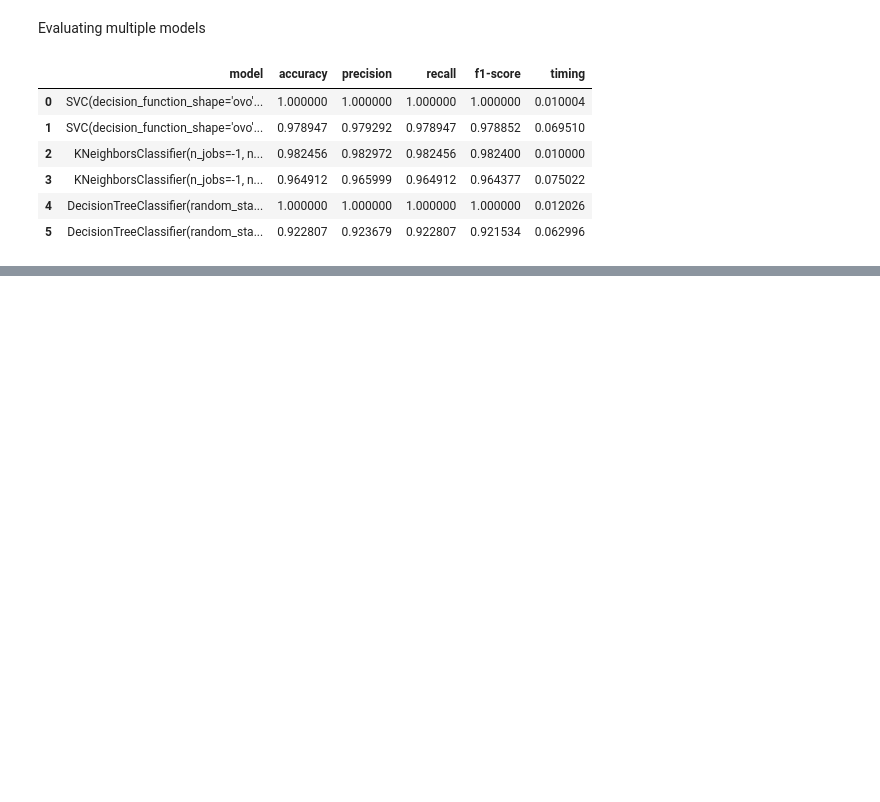
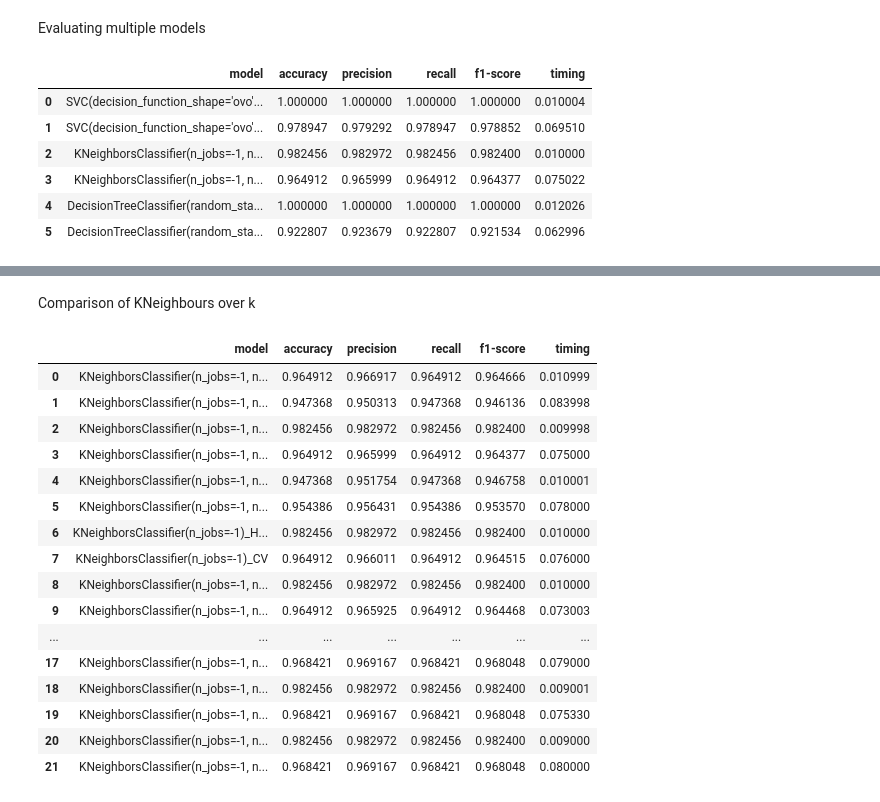
Before and after one commit to RabDou44/MachineLearning2024W, a Jupyter notebook: ass1/breast-cancer_modelling.ipynb, the cells around one changed output, grey strips where cells are left out. Saved outputs shown, nothing was run; the diff lists cells and outputs as text; code cells hidden in the pictures; blank space fills up the shorter version.

```diff
--- a/ass1/breast-cancer_modelling.ipynb
+++ b/ass1/breast-cancer_modelling.ipynb
@@ -71,0 +95,24 @@ evaluate_models(data, feature_structure, classifiers0)
+# %% [markdown]
+Comparison of KNeighbours over k
+# %%
+classifierKneighbors = [ KNeighborsClassifier(n_jobs=-1, n_neighbors=k) for k in range(2, 13)]
+resultsKNeighbors = evaluate_models(data, feature_structure, classifierKneighbors)
+resultsKNeighbors
+# %% [output]
+|  | model | accuracy | precision | recall | f1-score | timing |
+| 0 | KNeighborsClassifier(n_jobs=-1, n... | 0.964912 | 0.966917 | 0.964912 | 0.964666 | 0.010999 |
+| 1 | KNeighborsClassifier(n_jobs=-1, n... | 0.947368 | 0.950313 | 0.947368 | 0.946136 | 0.083998 |
+| 2 | KNeighborsClassifier(n_jobs=-1, n... | 0.982456 | 0.982972 | 0.982456 | 0.982400 | 0.009998 |
+| 3 | KNeighborsClassifier(n_jobs=-1, n... | 0.964912 | 0.965999 | 0.964912 | 0.964377 | 0.075000 |
+| 4 | KNeighborsClassifier(n_jobs=-1, n... | 0.947368 | 0.951754 | 0.947368 | 0.946758 | 0.010001 |
+| 5 | KNeighborsClassifier(n_jobs=-1, n... | 0.954386 | 0.956431 | 0.954386 | 0.953570 | 0.078000 |
+| 6 | KNeighborsClassifier(n_jobs=-1)_H... | 0.982456 | 0.982972 | 0.982456 | 0.982400 | 0.010000 |
+| 7 | KNeighborsClassifier(n_jobs=-1)_CV | 0.964912 | 0.966011 | 0.964912 | 0.964515 | 0.076000 |
+| 8 | KNeighborsClassifier(n_jobs=-1, n... | 0.982456 | 0.982972 | 0.982456 | 0.982400 | 0.010000 |
+| 9 | KNeighborsClassifier(n_jobs=-1, n... | 0.964912 | 0.965925 | 0.964912 | 0.964468 | 0.073003 |
+| ... | ... | ... | ... | ... | ... | ... |
+| 17 | KNeighborsClassifier(n_jobs=-1, n... | 0.968421 | 0.969167 | 0.968421 | 0.968048 | 0.079000 |
+| 18 | KNeighborsClassifier(n_jobs=-1, n... | 0.982456 | 0.982972 | 0.982456 | 0.982400 | 0.009001 |
+| 19 | KNeighborsClassifier(n_jobs=-1, n... | 0.968421 | 0.969167 | 0.968421 | 0.968048 | 0.075330 |
+| 20 | KNeighborsClassifier(n_jobs=-1, n... | 0.982456 | 0.982972 | 0.982456 | 0.982400 | 0.009000 |
+| 21 | KNeighborsClassifier(n_jobs=-1, n... | 0.968421 | 0.969167 | 0.968421 | 0.968048 | 0.080000 |
```
Also changed, not shown: parts of 4 cells of this notebook.
